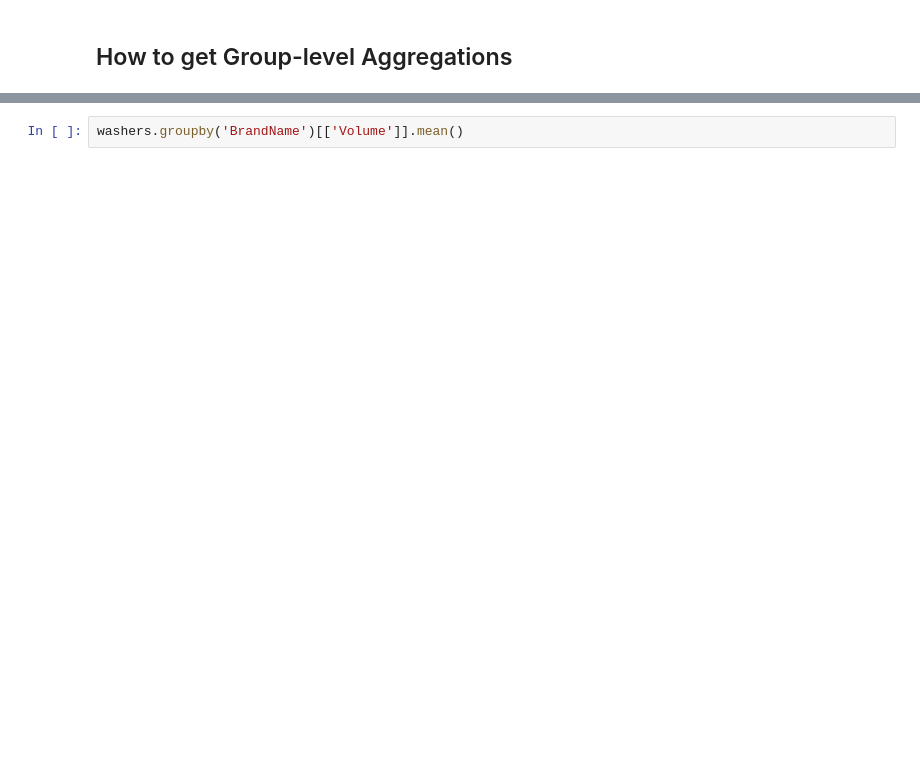
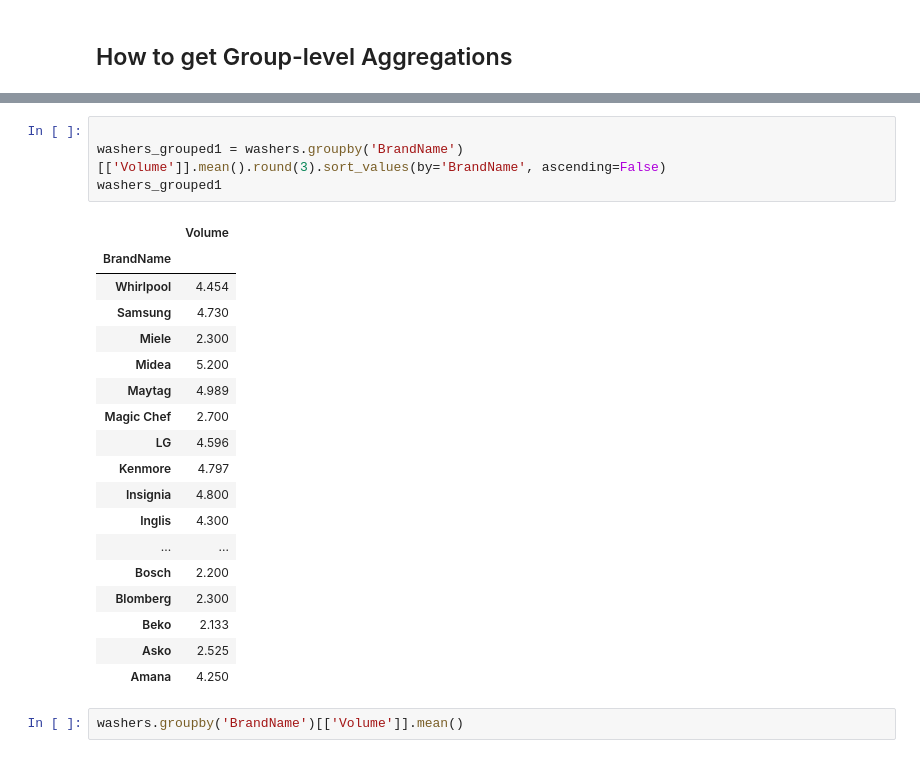
Before and after one commit to ArifAygun/Machine-Learning-with-Python-Foundations, a Jupyter notebook: AA_linked_ML_with_Python_Foundations_03_02b.ipynb, the cells around one changed output, grey strips where cells are left out. Drawn from its saved outputs; the diff is of its cells as text; blank space fills up the shorter version.

```diff
--- a/AA_linked_ML_with_Python_Foundations_03_02b.ipynb
+++ b/AA_linked_ML_with_Python_Foundations_03_02b.ipynb
@@ -92,3 +179,26 @@ washers[['BrandName']].value_counts()
+# %%
+
+washers_grouped1 = washers.groupby('BrandName')[['Volume']].mean().round(3).sort_values(by='BrandName', ascending=False)
+washers_grouped1
+# %% [output]
+|  | Volume |
+| BrandName |  |
+| Whirlpool | 4.454 |
+| Samsung | 4.730 |
+| Miele | 2.300 |
+| Midea | 5.200 |
+| Maytag | 4.989 |
+| Magic Chef | 2.700 |
+| LG | 4.596 |
+| Kenmore | 4.797 |
+| Insignia | 4.800 |
+| Inglis | 4.300 |
+| ... | ... |
+| Bosch | 2.200 |
+| Blomberg | 2.300 |
+| Beko | 2.133 |
+| Asko | 2.525 |
+| Amana | 4.250 |
 # %%
 washers.groupby('BrandName')[['Volume']].mean()
 # %%
```
Also changed, not shown: parts of 9 cells of this notebook.
